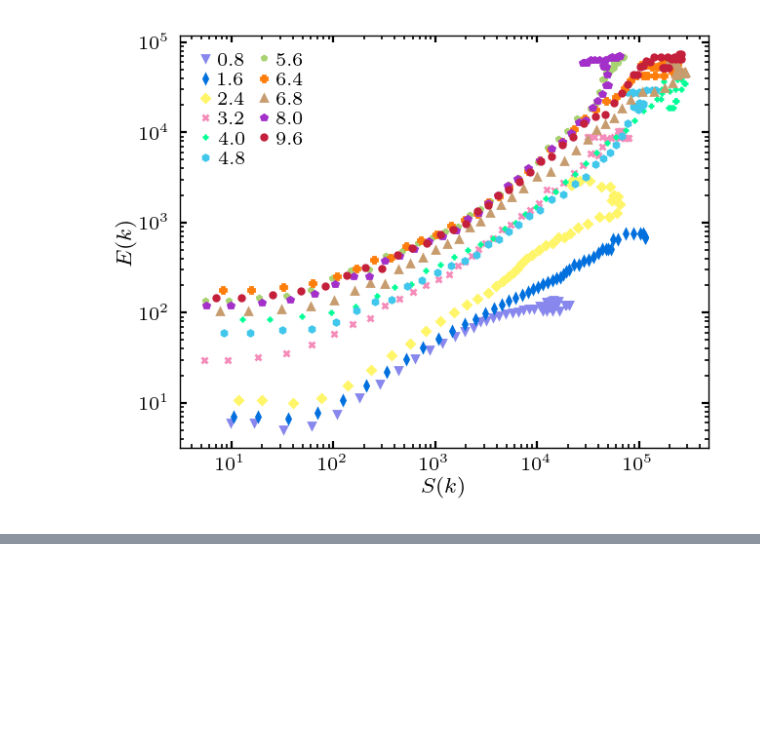
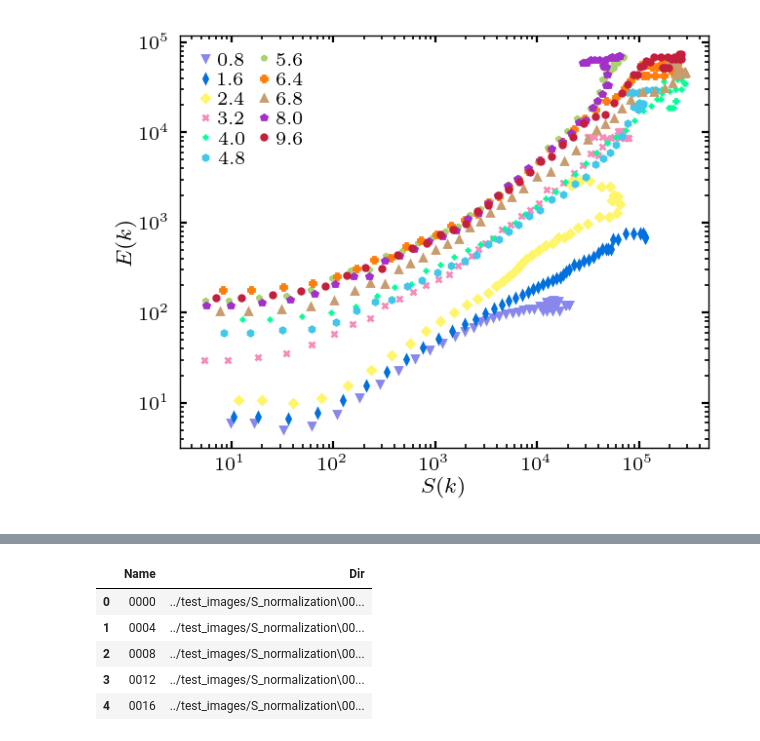
Before and after one commit to ZLoverty/Python, a Jupyter notebook: Correlation/src/fig-5_energy-spectrum.ipynb, the cells around one changed output, grey strips where cells are left out. Cells and saved outputs as stored; diff of their text form; code cells hidden in the pictures; blank space fills up the shorter version.

```diff
--- a/Correlation/src/fig-5_energy-spectrum.ipynb
+++ b/Correlation/src/fig-5_energy-spectrum.ipynb
@@ -1266,0 +1278,11 @@ ss[c].shape
+# %%
+folder = r'../test_images/S_normalization'
+l = readdata(folder, 'tif')
+l.head()
+# %% [output]
+|  | Name | Dir |
+| 0 | 0000 | ../test_images/S_normalization\00... |
+| 1 | 0004 | ../test_images/S_normalization\00... |
+| 2 | 0008 | ../test_images/S_normalization\00... |
+| 3 | 0012 | ../test_images/S_normalization\00... |
+| 4 | 0016 | ../test_images/S_normalization\00... |
```
Also changed, not shown: parts of 5 cells of this notebook, 8 other files.
